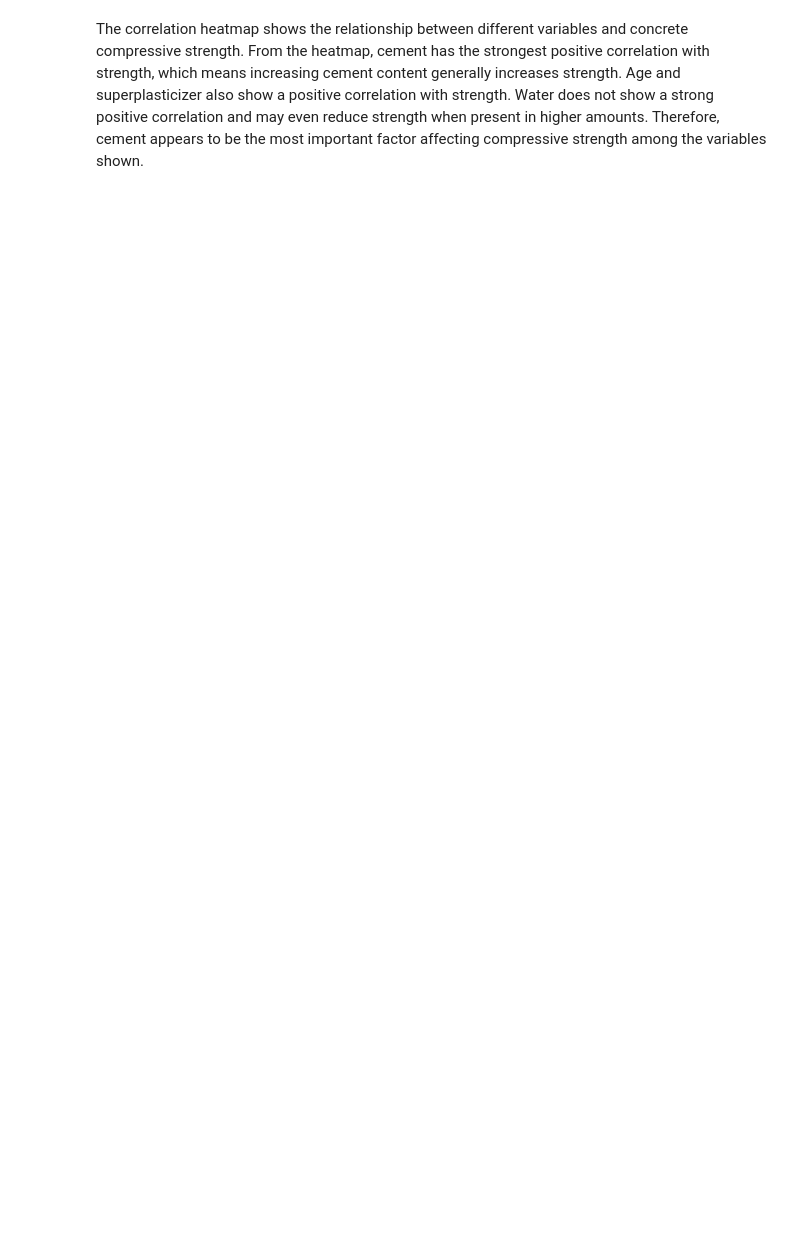
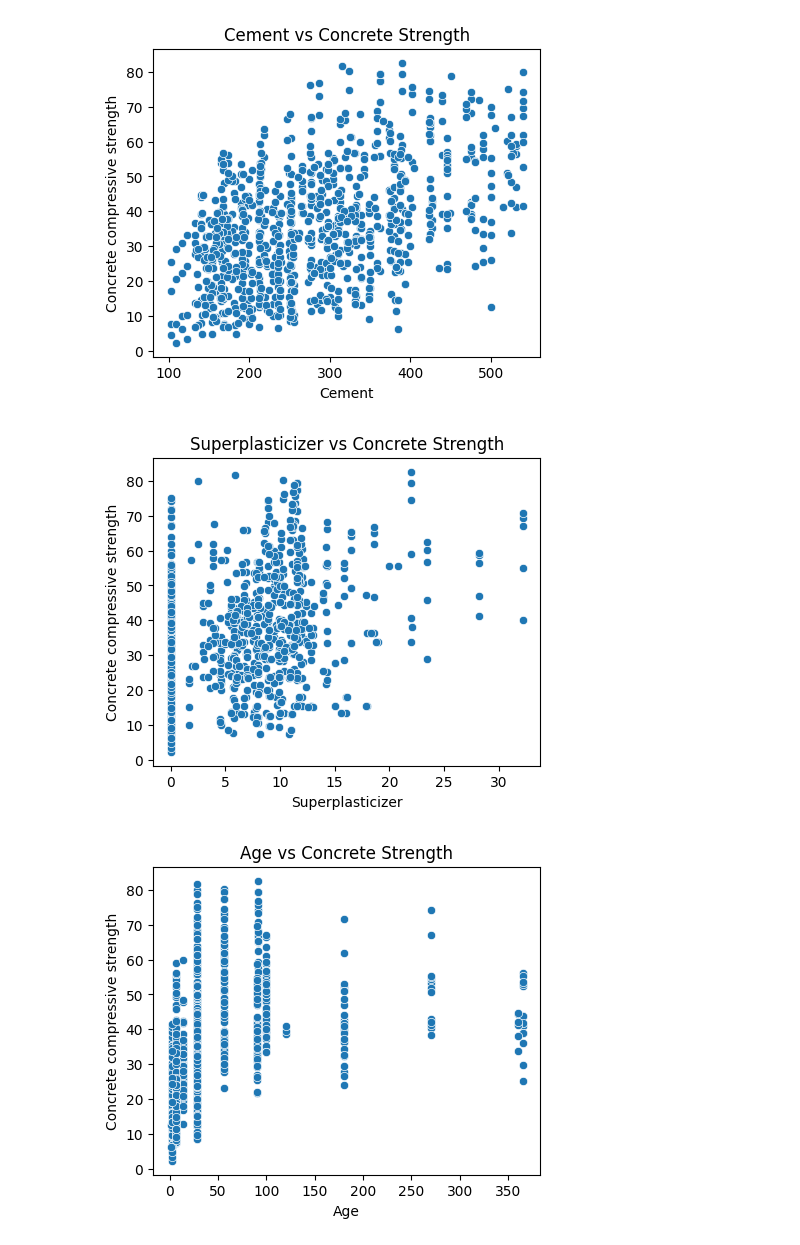
Before and after one commit to kpflow369/Linear-Regression, a Jupyter notebook: exploration/exploration.ipynb, the cells around one changed output. Cells and saved outputs as stored; diff of their text form; code cells hidden in the pictures; blank space fills up the shorter version.

```diff
--- a/exploration/exploration.ipynb
+++ b/exploration/exploration.ipynb
@@ -3,5 +13,5 @@ import pandas as pd
 import matplotlib.pyplot as plt
 import seaborn as sns
 # %%
-df = pd.read_csv("/content/dataset.csv")
+df = pd.read_csv("/content/Linear-Regression/dataset.csv")
 df.head()
@@ -26,8 +72,11 @@ plt.show()
-# %% [markdown]
-The correlation heatmap shows the relationship between different variables and concrete compressive strength. From the heatmap, cement has the strongest positive correlation with strength, which means increasing cement content generally increases strength. Age and superplasticizer also show a positive correlation with strength. Water does not show a strong positive correlation and may even reduce strength when present in higher amounts. Therefore, cement appears to be the most important factor affecting compressive strength among the variables shown.
 # %%
+top5 = ['Cement', 'Superplasticizer', 'Age', 'Water', 'Fly Ash']
 for feature in top5:
     plt.figure(figsize=(5,4))
     sns.scatterplot(x=df[feature], y=df["Concrete compressive strength"])
     plt.title(f"{feature} vs Concrete Strength")
     plt.show()
+# %% [output]
+[figure, added]
+[figure, added]
+[figure, added]
```
Also changed, not shown: parts of 17 cells of this notebook.
